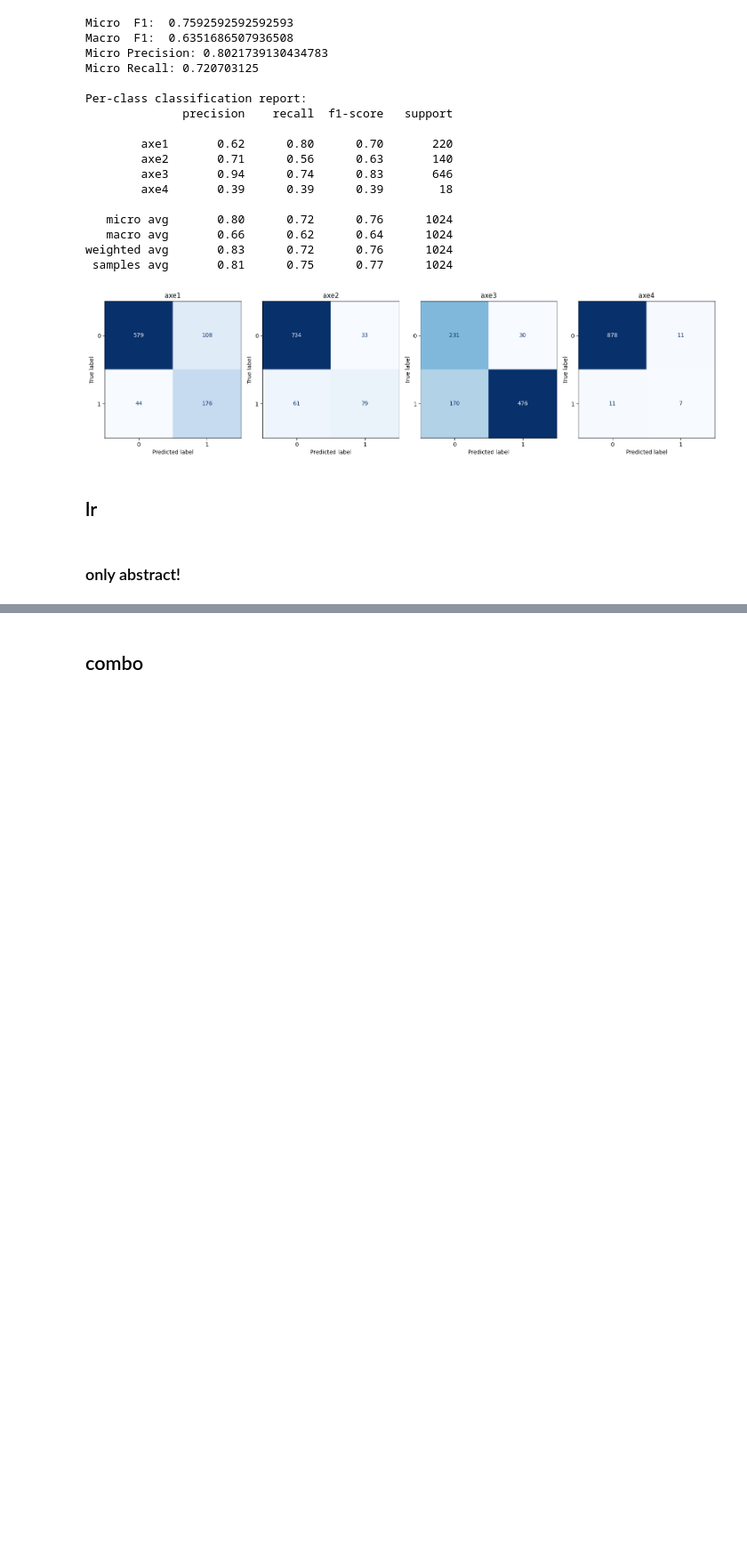
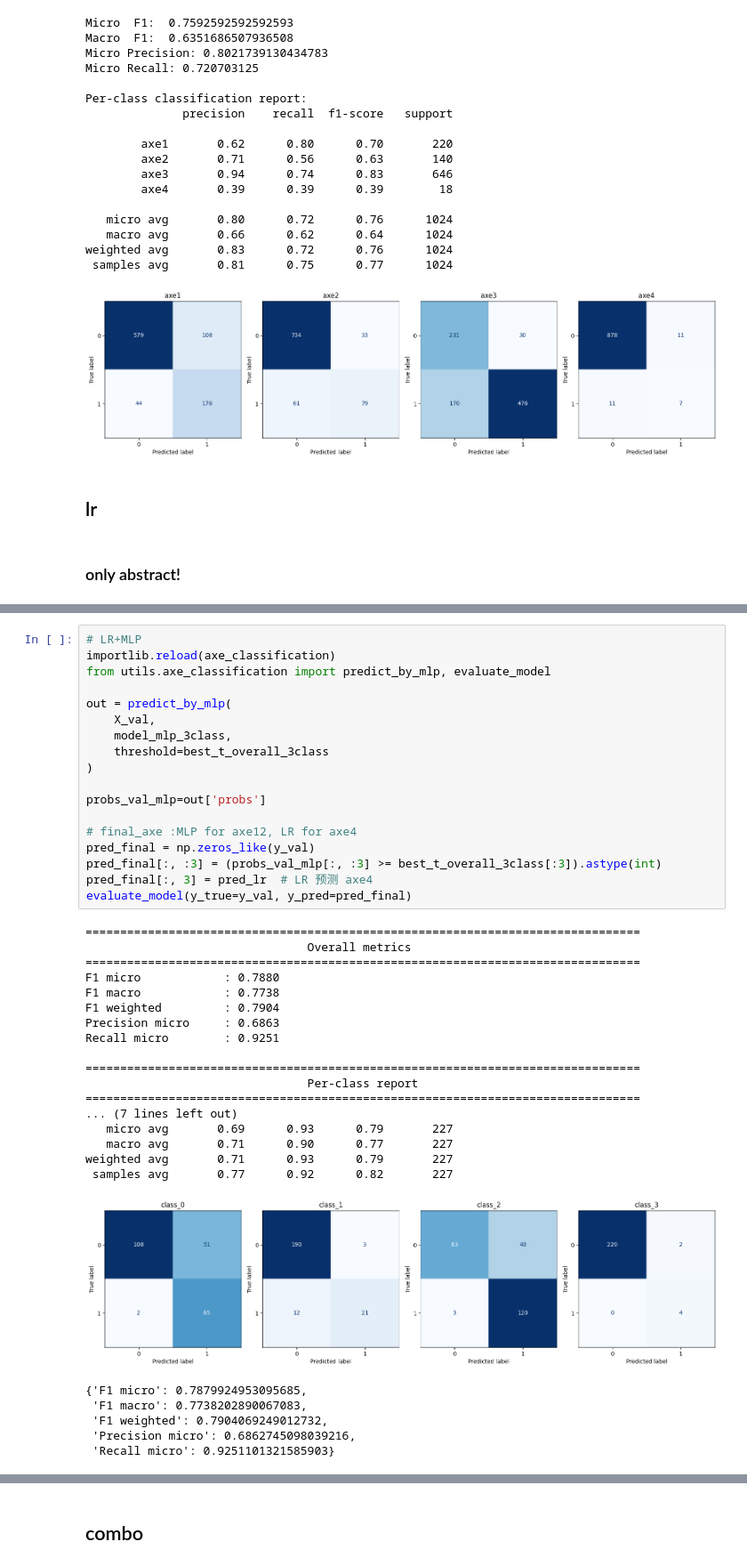
Before and after one commit to yeliu-dh/hal_insight, a Jupyter notebook: notebooks/test_trainclf.ipynb, the cells around one changed output, grey strips where cells are left out. Shown at 89% size. Saved outputs shown, nothing was run; the diff lists cells and outputs as text; blank space fills up the shorter version.

```diff
--- a/notebooks/test_trainclf.ipynb
+++ b/notebooks/test_trainclf.ipynb
@@ -387,3 +461,45 @@ weighted avg     0.9941    0.9912    0.9920       226
+# %%
+# LR+MLP
+importlib.reload(axe_classification)
+from utils.axe_classification import predict_by_mlp, evaluate_model
+
+out = predict_by_mlp(
+    X_val,
+    model_mlp_3class,
+    threshold=best_t_overall_3class
+)
+
+probs_val_mlp=out['probs']
+
+# final_axe :MLP for axe12, LR for axe4
+pred_final = np.zeros_like(y_val)
+pred_final[:, :3] = (probs_val_mlp[:, :3] >= best_t_overall_3class[:3]).astype(int)
+pred_final[:, 3] = pred_lr  # LR 预测 axe4
+evaluate_model(y_true=y_val, y_pred=pred_final)
+# %% [output]
+================================================================================
+                                Overall metrics
+================================================================================
+F1 micro            : 0.7880
+F1 macro            : 0.7738
+F1 weighted         : 0.7904
+Precision micro     : 0.6863
+Recall micro        : 0.9251
+
+================================================================================
+                                Per-class report
+================================================================================
+... (7 lines left out)
+   micro avg       0.69      0.93      0.79       227
+   macro avg       0.71      0.90      0.77       227
+weighted avg       0.71      0.93      0.79       227
+ samples avg       0.77      0.92      0.82       227
+[figure, added]
+{'F1 micro': 0.7879924953095685,
+ 'F1 macro': 0.7738202890067083,
+ 'F1 weighted': 0.7904069249012732,
+ 'Precision micro': 0.6862745098039216,
+ 'Recall micro': 0.9251101321585903}
 # %%
 # LR+MLP
 importlib.reload(axe_classification)
```
Also changed, not shown: parts of 18 cells of this notebook, 10 other files.
